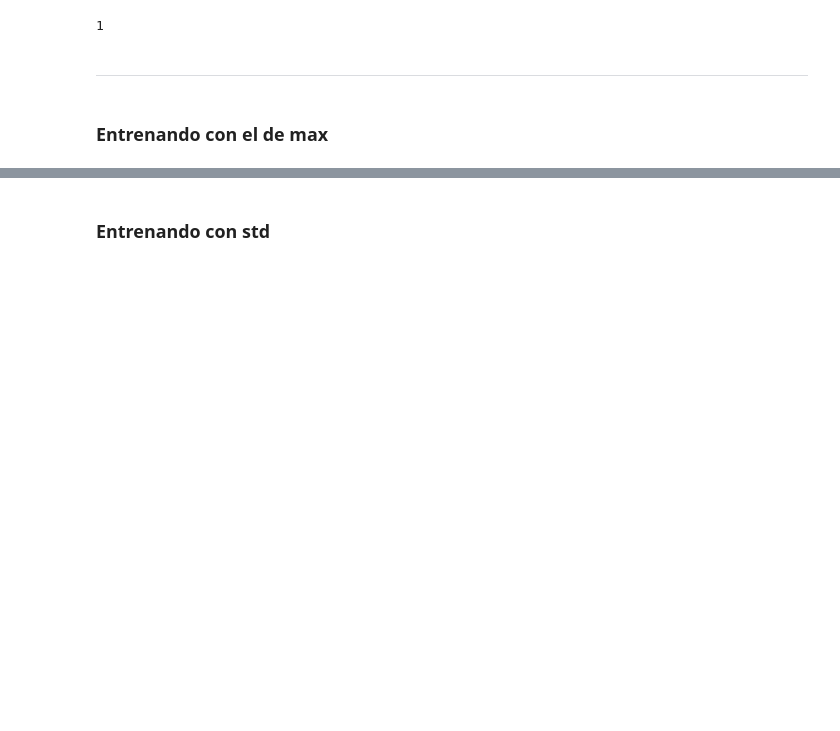
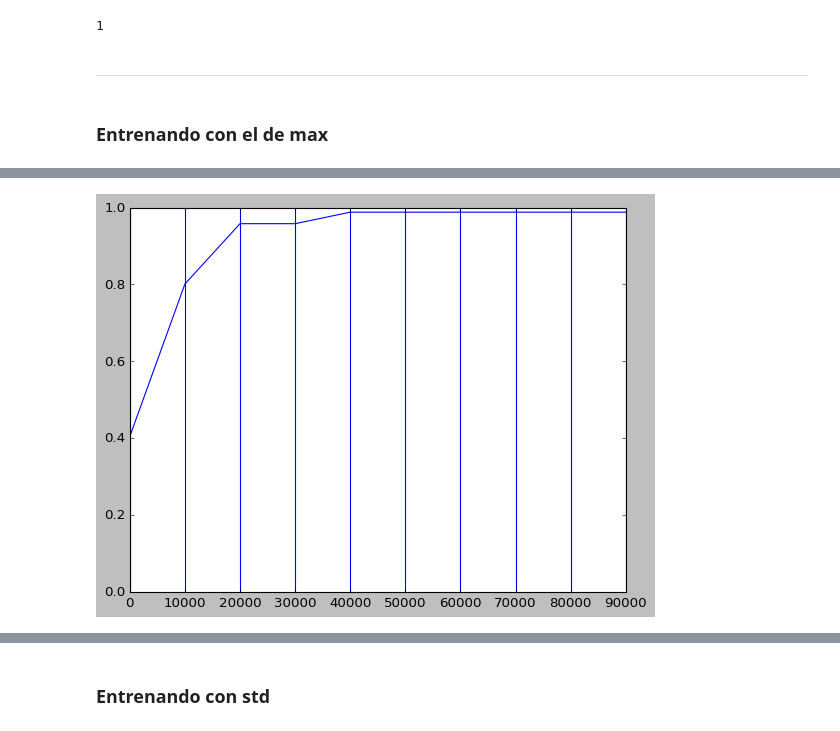
Before and after one commit to masouto94/RedNeuronalMatematicaIII, a Jupyter notebook: avocadoPerceptron.ipynb, the cells around one changed output, grey strips where cells are left out. Saved outputs shown, nothing was run; the diff lists cells and outputs as text; code cells hidden in the pictures; blank space fills up the shorter version.

Commit message:
Gráficos de comparaciones. Simplificacion de modelo. Modelo con sklearn

```diff
--- a/avocadoPerceptron.ipynb
+++ b/avocadoPerceptron.ipynb
@@ -6,6 +6,8 @@
 import pandas as pd
 import numpy as np
 import seaborn as sns
+import matplotlib.pyplot as plt
+plt.style.use("classic")
 # %% [markdown]
 **Obtención de dataset**
 # %%
@@ -397,23 +382,38 @@ cls.predecir(registro)
 # %% [markdown]
 ### Entrenando con el de max
 # %%
+def calcular_accuracy(df_x_train, df_y_train, modelo, rango=0.5):
+    preds = []
+    for trainset in df_x_train.values:
+        preds.append(modelo.predecir(trainset.reshape(1,modelo.variables),rango))
+    predicciones = pd.Series(preds,index=df_y_train.index,name="Predicciones")
+    comp = pd.DataFrame([df_y_train,predicciones]).T
+    comp["hits"] = comp.apply(lambda hit: hit["ripeness_binary"] == hit["Predicciones"], axis=1)
+    return (comp["hits"].sum() / comp["hits"].shape[0]).round(3)
+
 # Función para ver exactitud por umbral
-
-def umbral_optimo(df_x_train, df_y_train, modelo):
+def umbral_optimo(df_x_train:pd.DataFrame, df_y_train:pd.Series, modelo: AvocadoPerceptron):
     rangos = [i/10 for i in range(1, 10, 1)]
     predictores = {}
     for rango in rangos:
-        preds = []
-        for i in df_x_train.values:
-            preds.append(modelo.predecir(i.reshape(1,modelo.variables),rango))
-        predicciones = pd.Series(preds,index=df_y_train.index,name="Predicciones")
-        comp = pd.DataFrame([df_y_train,predicciones]).T
-        comp["hits"] = comp.apply(lambda hit: hit["ripeness_binary"] == hit["Predicciones"], axis=1)
-        predictores[str(rango)] = comp
+        predictores[str(rango)] = calcular_accuracy(df_x_train, df_y_train, modelo, rango)
     return predictores
+
+def graficar_comparacion(comparaciones, x_label, y_label):
+    fig, ax = plt.subplots()
+    for key, compset in comparaciones.items():
+            ax.plot(compset.keys(), compset.values())
+    plt.xlabel(x_label)
+    plt.ylabel(y_label)
+    plt.legend(comparaciones.keys())
+    plt.show()
+    return ax
 # %%
 #Entrena al modelo por 100_000 iteraciones
+comp = {}
 for i in range (100_000):
+    if i % 10000 == 0:
+        comp[i] = calcular_accuracy(trainsets.get("max").get("X_train"), trainsets.get("max").get("Y_train"), cls)
     inp = trainsets.get("max").get("X_train").sample(1)
     pred = trainsets.get("max").get("Y_train")[inp.index[0]]
     cls.entrenar(inp.values,pred)
@@ -436,2 +420,10 @@ df_avocado
+# %%
+axes = sns.lineplot(data=comp)
+axes.vlines(comp.keys(), ymax=1,ymin=0)
+plt.show()
+
+#Las iteraciones se optimizan en 40000
+# %% [output]
+[figure, added]
 # %%
 #Iteramos para ver el mejor umbral para predecir el valor
```
Also changed, not shown: parts of 40 cells of this notebook.
